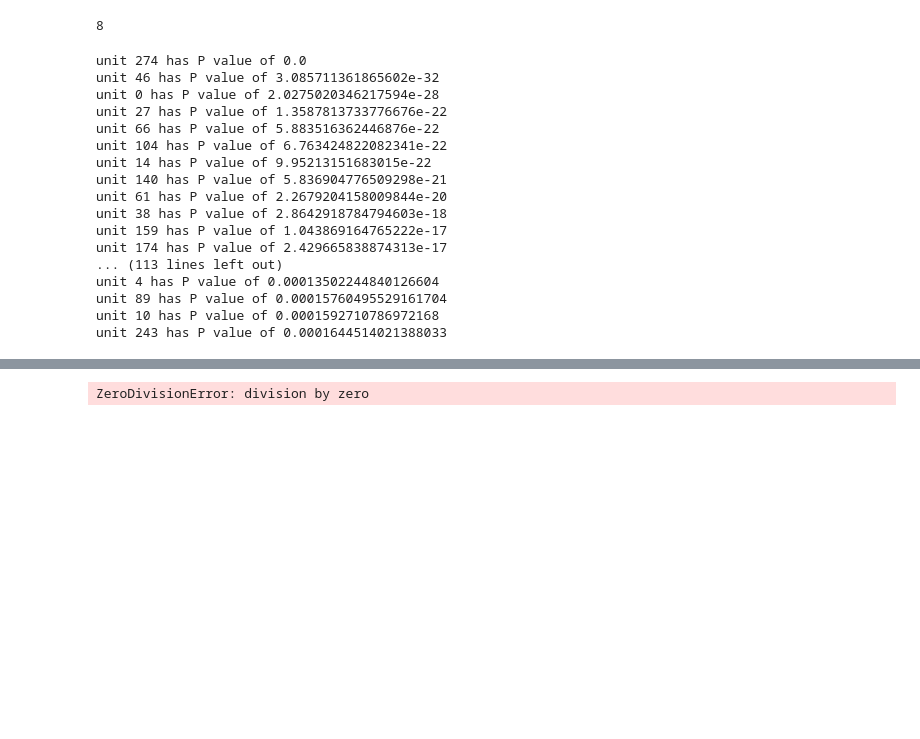
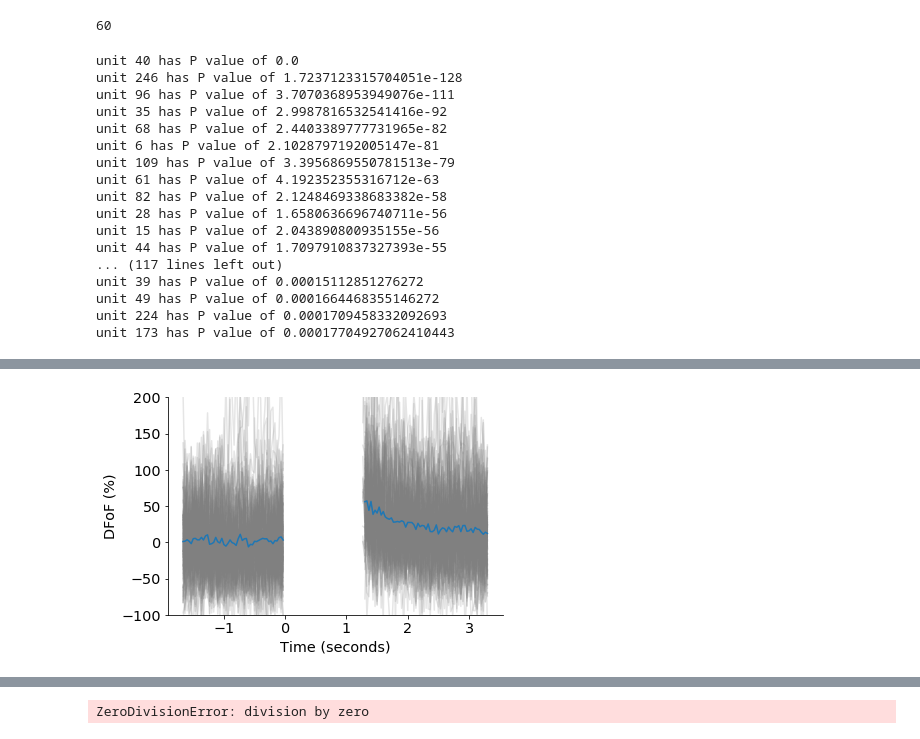
Before and after one commit to Packer-Lab/Vape, a Jupyter notebook: follower_analysis.ipynb, the cells around one changed output, grey strips where cells are left out. Cells and saved outputs as stored; diff of their text form; code cells hidden in the pictures; blank space fills up the shorter version.

```diff
--- a/follower_analysis.ipynb
+++ b/follower_analysis.ipynb
@@ -26,11 +26,11 @@ plt.rcParams.update(params)
 # %%
-paq_path = r'/media/jamesrowland/DATA/plab/2019-02-19_RL025_S2imS1stim/2019-03-19_RL025_photostim_006.paq'
-s2p_path = r'/media/jamesrowland/DATA/plab/2019-02-19_RL025_S2imS1stim/artifactRemoved/suite2p'
-naparm_path = r'/media/jamesrowland/DATA/plab/2019-02-19_RL025_S2imS1stim/2019-03-19_RL025_NAPARM_005'
+paq_path = r'/media/jamesrowland/DATA/plab/s2_100_shots/2019-03-12_RL025_t_007.paq'
+s2p_path = r'/media/jamesrowland/DATA/plab/s2_100_shots/artifactRemoved/suite2p'
+naparm_path = r'/media/jamesrowland/DATA/plab/s2_100_shots/2019-03-12_RL025_NAPARM_006'
 csv_path = '/media/jamesrowland/DATA/plab/s2_100_shots/sigCellRaw.csv'
 # %%
 paq = paq_read(paq_path)
-raw, stat = s2p_loader(s2p_path, subtract_neuropil=False)
+raw, stat = s2p_loader(s2p_path, subtract_neuropil=True)
 arr = dfof(raw)
 num_units = arr.shape[0]
 
@@ -87,7 +86,7 @@ duration_samples = (duration_ms / 1000) * paq['rate']
 single_duration
 n_groups
 # %% [output]
-8
+60
 # %%
 #use this to remove frames during stim based on paq
 to_remove = []
@@ -189,25 +188,25 @@ for p,i in sorted(zip(p_vals,idx)):
     if p < 0.05 / num_units:
         print('unit {} has P value of {}'.format(i, p))
 # %% [output]
-unit 274 has P value of 0.0
-unit 46 has P value of 3.085711361865602e-32
-unit 0 has P value of 2.0275020346217594e-28
-unit 27 has P value of 1.3587813733776676e-22
-unit 66 has P value of 5.883516362446876e-22
-unit 104 has P value of 6.763424822082341e-22
-unit 14 has P value of 9.95213151683015e-22
-unit 140 has P value of 5.836904776509298e-21
-unit 61 has P value of 2.2679204158009844e-20
-unit 38 has P value of 2.8642918784794603e-18
-unit 159 has P value of 1.043869164765222e-17
-unit 174 has P value of 2.429665838874313e-17
-... (113 lines left out)
-unit 4 has P value of 0.00013502244840126604
-unit 89 has P value of 0.00015760495529161704
-unit 10 has P value of 0.0001592710786972168
-unit 243 has P value of 0.0001644514021388033
+unit 40 has P value of 0.0
+unit 246 has P value of 1.7237123315704051e-128
+unit 96 has P value of 3.7070368953949076e-111
+unit 35 has P value of 2.9987816532541416e-92
+unit 68 has P value of 2.4403389777731965e-82
+unit 6 has P value of 2.1028797192005147e-81
+unit 109 has P value of 3.3956869550781513e-79
+unit 61 has P value of 4.192352355316712e-63
+unit 82 has P value of 2.1248469338683382e-58
+unit 28 has P value of 1.6580636696740711e-56
+unit 15 has P value of 2.043890800935155e-56
+unit 44 has P value of 1.7097910837327393e-55
+... (117 lines left out)
+unit 39 has P value of 0.00015112851276272
+unit 49 has P value of 0.0001664468355146272
+unit 224 has P value of 0.0001709458332092693
+unit 173 has P value of 0.00017704927062410443
 # %%
-unit = 46
+unit = 96
 
 frame_rate = 30
 x_axis = (np.arange(len(sta)) - pre_frames) / frame_rate
@@ -219,7 +218,7 @@ sta = stas[unit]
 plt.plot(x_axis, sta)
 plt.xlabel('Time (seconds)')
 plt.ylabel('DFoF (%)')
-plt.ylim((-50,200))
+plt.ylim((-100,200))
 #plt.plot([pre_frames] * 100, np.linspace(min(sta), max(sta), 100), '--')
 sns.despine()
 plt.savefig('s2_responsive_cell.pdf')
@@ -228,0 +226 @@ plt.savefig('s2_responsive_cell.pdf')
+[figure, added]
```
Also changed, not shown: parts of 5 cells of this notebook, 4 other files.
